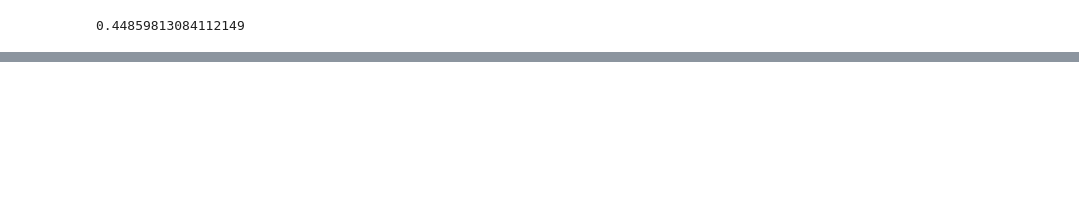
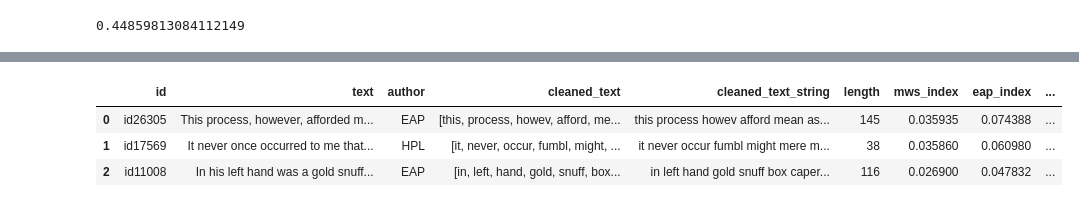
Before and after one commit to AntonKorobkov/kaggle-spooky, a Jupyter notebook: src/main.ipynb, the cells around one changed output, grey strips where cells are left out. Saved outputs shown, nothing was run; the diff lists cells and outputs as text; code cells hidden in the pictures; blank space fills up the shorter version.

```diff
--- a/src/main.ipynb
+++ b/src/main.ipynb
@@ -288,0 +298,16 @@ df_train['hpl_index']=df_train['cleaned_text'].apply(ind_val_hpl)/df_train['leng
+# %%
+df_train['author']=df_train['author'].astype('category')
+df_train['author2']=df_train['author'].cat.codes
+df_train['length2']=df_train['length']**2
+df_train['mwseap']=df_train['mws_index']/df_train['eap_index']
+df_train['eaphpl']=df_train['eap_index']/df_train['hpl_index']
+df_train['hplmws']=df_train['hpl_index']/df_train['mws_index']
+df_train['mws']=df_train['mws_index']*df_train['length']
+df_train['eap']=df_train['eap_index']*df_train['length']
+df_train['hpl']=df_train['hpl_index']*df_train['length']
+df_train.head(n=3)
+# %% [output]
+|  | id | text | author | cleaned_text | cleaned_text_string | length | mws_index | eap_index | ... |
+| 0 | id26305 | This process, however, afforded m... | EAP | [this, process, howev, afford, me... | this process howev afford mean as... | 145 | 0.035935 | 0.074388 | ... |
+| 1 | id17569 | It never once occurred to me that... | HPL | [it, never, occur, fumbl, might, ... | it never occur fumbl might mere m... | 38 | 0.035860 | 0.060980 | ... |
+| 2 | id11008 | In his left hand was a gold snuff... | EAP | [in, left, hand, gold, snuff, box... | in left hand gold snuff box caper... | 116 | 0.026900 | 0.047832 | ... |
```
Also changed, not shown: parts of 4 cells of this notebook.
